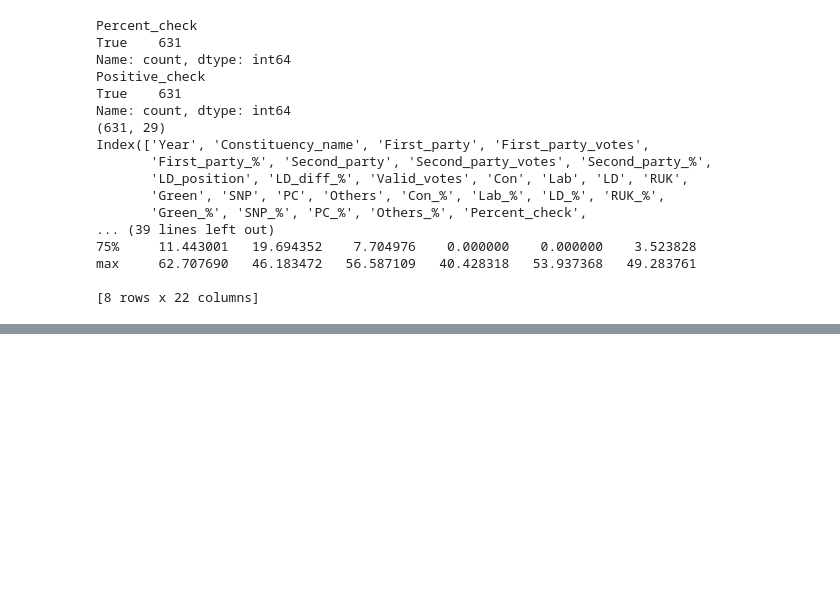
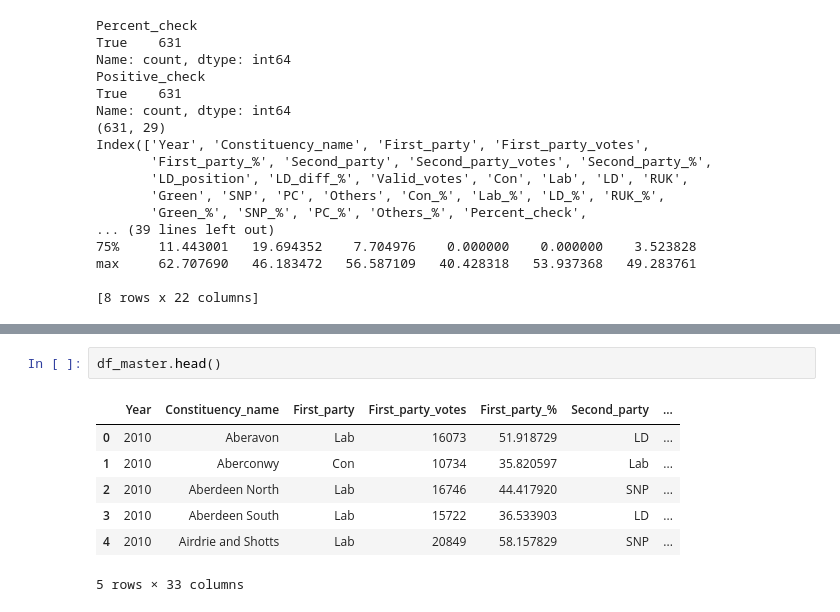
Before and after one commit to lintywilliams/EC-Assessment-1, a Jupyter notebook: wrangling.ipynb, the cells around one changed output, grey strips where cells are left out. Saved outputs shown, nothing was run; the diff lists cells and outputs as text; blank space fills up the shorter version.

```diff
--- a/wrangling.ipynb
+++ b/wrangling.ipynb
@@ -256,0 +266,10 @@ Having standardised the five datasets, we now need to append them into a single
+# %%
+df_master.head()
+# %% [output]
+|  | Year | Constituency_name | First_party | First_party_votes | First_party_% | Second_party | ... |
+| 0 | 2010 | Aberavon | Lab | 16073 | 51.918729 | LD | ... |
+| 1 | 2010 | Aberconwy | Con | 10734 | 35.820597 | Lab | ... |
+| 2 | 2010 | Aberdeen North | Lab | 16746 | 44.417920 | SNP | ... |
+| 3 | 2010 | Aberdeen South | Lab | 15722 | 36.533903 | LD | ... |
+| 4 | 2010 | Airdrie and Shotts | Lab | 20849 | 58.157829 | SNP | ... |
+5 rows × 33 columns
```
Also changed, not shown: parts of 21 cells of this notebook, 1 other file.
